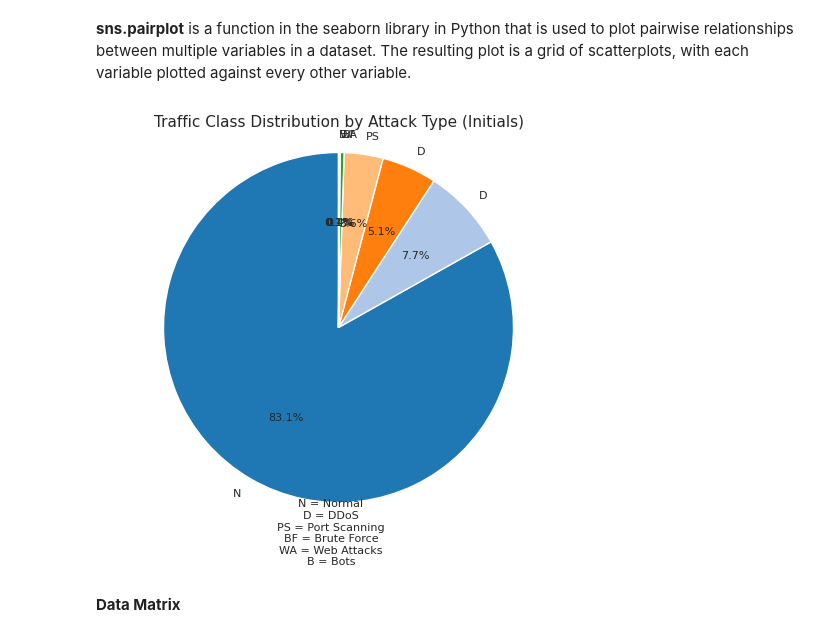
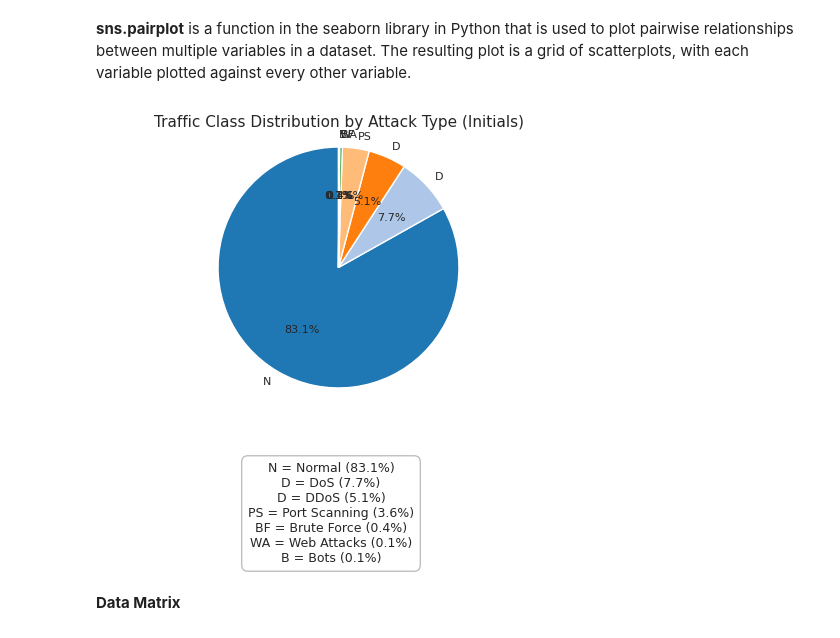
Before and after one commit to Ola-Steeve/INSE6220, a Jupyter notebook: Sample Project Classification with PyCaret.ipynb, the cells around one changed output. Cells and saved outputs as stored; diff of their text form; code cells hidden in the pictures.

```diff
--- a/Sample Project Classification with PyCaret.ipynb
+++ b/Sample Project Classification with PyCaret.ipynb
@@ -170,36 +170,54 @@ initials = [make_initials(n) for n in counts.index]
 legend_map = {make_initials(n): n for n in counts.index}
 # %%
 counts = df_small['target'].value_counts()
+total_samples = counts.sum()
 
 def make_initials(name):
     toks = [t for t in name.replace('-', ' ').split() if t.isalpha()]
     return ''.join(t[0].upper() for t in toks)[:4]
 
 initials = [make_initials(n) for n in counts.index]
 legend_map = {make_initials(n): n for n in counts.index}
+
+# Create legend text WITH percentages
+legend_lines = []
+for name, count in counts.items():
+    init = make_initials(name)
+    pct = (count / total_samples) * 100
+    legend_lines.append(f"{init} = {name} ({pct:.1f}%)")
+
+legend_text = "\n".join(legend_lines)
 
 fig, ax = plt.subplots(figsize=(6,5))
 colors = plt.cm.tab20.colors[:len(initials)]
 
 wedges, texts, autotexts = ax.pie(
     counts.values,
     labels=initials,
     autopct='%1.1f%%',
     startangle=90,
     colors=colors,
     radius=0.7,
     textprops={'fontsize':8}
 )
 ax.set_title('Traffic Class Distribution by Attack Type (Initials)', fontsize=11)
 ax.axis('equal')
 
-# 5) legend under chart
-legend_text = "\n".join([f"{k} = {v}" for k, v in legend_map.items()])
-plt.figtext(0.5, 0.02, legend_text, ha='center', fontsize=8)
+
+plt.subplots_adjust(bottom=0.35)
+
+plt.figtext(
+    0.5, 0.02,          # x, y positions
+    legend_text,
+    ha='center',
+    fontsize=9,
+    va='bottom',
+    bbox=dict(boxstyle="round,pad=0.5", fc="white", ec="gray", alpha=0.5)
+)
 
 plt.show()
 # %% [output]
-[figure, old version]
+[figure, new version]
 # %% [markdown]
 **Data Matrix**
 # %%
```
Also changed, not shown: parts of 23 cells of this notebook.
